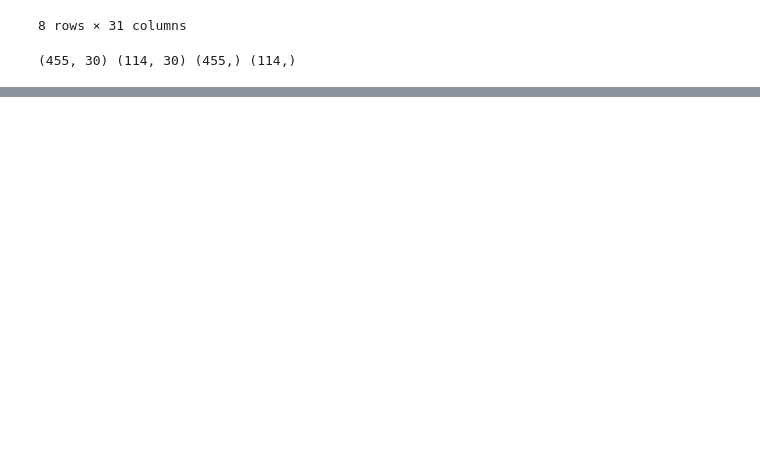
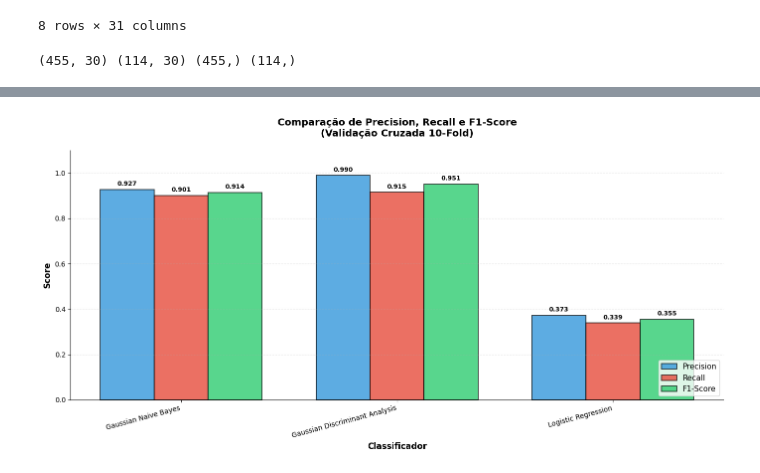
Before and after one commit to talDoFlemis/dory, a Jupyter notebook: lista_02/questao1.ipynb, the cells around one changed output, grey strips where cells are left out. Saved outputs shown, nothing was run; the diff lists cells and outputs as text; code cells hidden in the pictures; blank space fills up the shorter version.

Commit message:
feat(questao1): add preicision, recall, and f1 score

```diff
--- a/lista_02/questao1.ipynb
+++ b/lista_02/questao1.ipynb
@@ -133,2 +197,56 @@ INFO:CrossValidation:Classifier Logistic Regression - Accuracy per class: Mean={
+# %%
+# Visualize Precision, Recall, and F1-Score comparison
+fig, ax = plt.subplots(figsize=(14, 7))
+
+classifier_names = [name for name, _ in classifiers]
+metrics_names = ['Precision', 'Recall', 'F1-Score']
+
+# Extract metric values
+precision_values = []
+recall_values = []
+f1_values = []
+
+for name, _ in classifiers:
+    y_true = np.array(results[name]["y_true_all"])
+    y_pred = np.array(results[name]["y_pred_all"])
+    precision, recall, f1 = calculate_precision_recall_f1(y_true, y_pred)
+    precision_values.append(precision)
+    recall_values.append(recall)
+    f1_values.append(f1)
+
+x = np.arange(len(classifier_names))
+width = 0.25
+
+# Create bars
+bars1 = ax.bar(x - width, precision_values, width, label='Precision',
+               color='#3498db', alpha=0.8, edgecolor='black', linewidth=1.2)
+bars2 = ax.bar(x, recall_values, width, label='Recall',
+               color='#e74c3c', alpha=0.8, edgecolor='black', linewidth=1.2)
+bars3 = ax.bar(x + width, f1_values, width, label='F1-Score',
+               color='#2ecc71', alpha=0.8, edgecolor='black', linewidth=1.2)
+
+# Add value labels on bars
+for bars in [bars1, bars2, bars3]:
+    for bar in bars:
+        height = bar.get_height()
+        ax.text(bar.get_x() + bar.get_width() / 2.0, height + 0.01,
+                f'{height:.3f}', ha='center', va='bottom', fontsize=9, fontweight='bold')
+
+ax.set_ylabel('Score', fontsize=12, fontweight='bold')
+ax.set_xlabel('Classificador', fontsize=12, fontweight='bold')
+ax.set_title('Comparação de Precision, Recall e F1-Score\n(Validação Cruzada 10-Fold)',
+             fontsize=14, fontweight='bold', pad=20)
+ax.set_xticks(x)
+ax.set_xticklabels(classifier_names, rotation=15, ha='right')
+ax.legend(loc='lower right', fontsize=11)
+ax.set_ylim(0, 1.1)
+ax.grid(axis='y', alpha=0.3, linestyle='--')
+ax.spines['top'].set_visible(False)
+ax.spines['right'].set_visible(False)
+
+plt.tight_layout()
+plt.show()
+# %% [output]
+[figure, added]
 # %%
 summary_data = []
```
Also changed, not shown: parts of 6 cells of this notebook.
